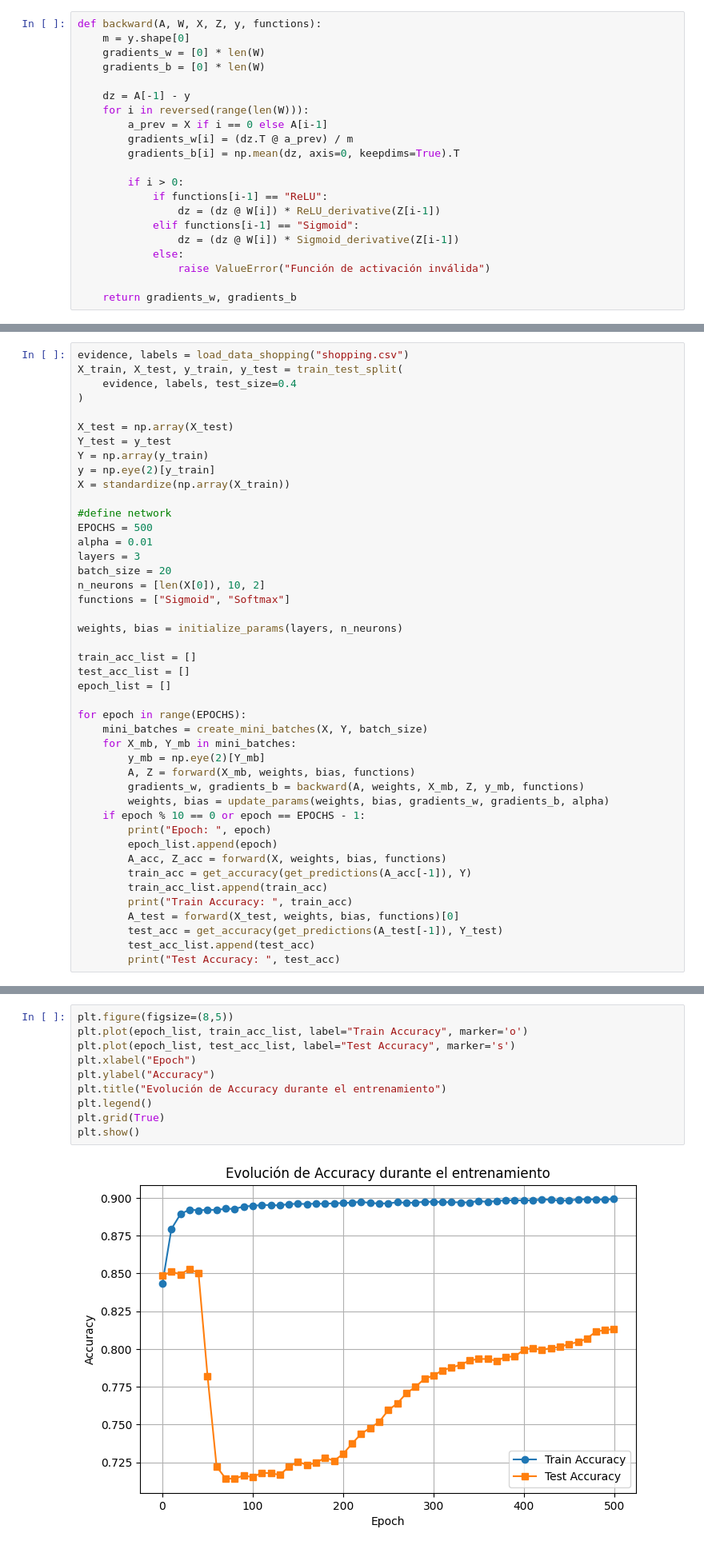
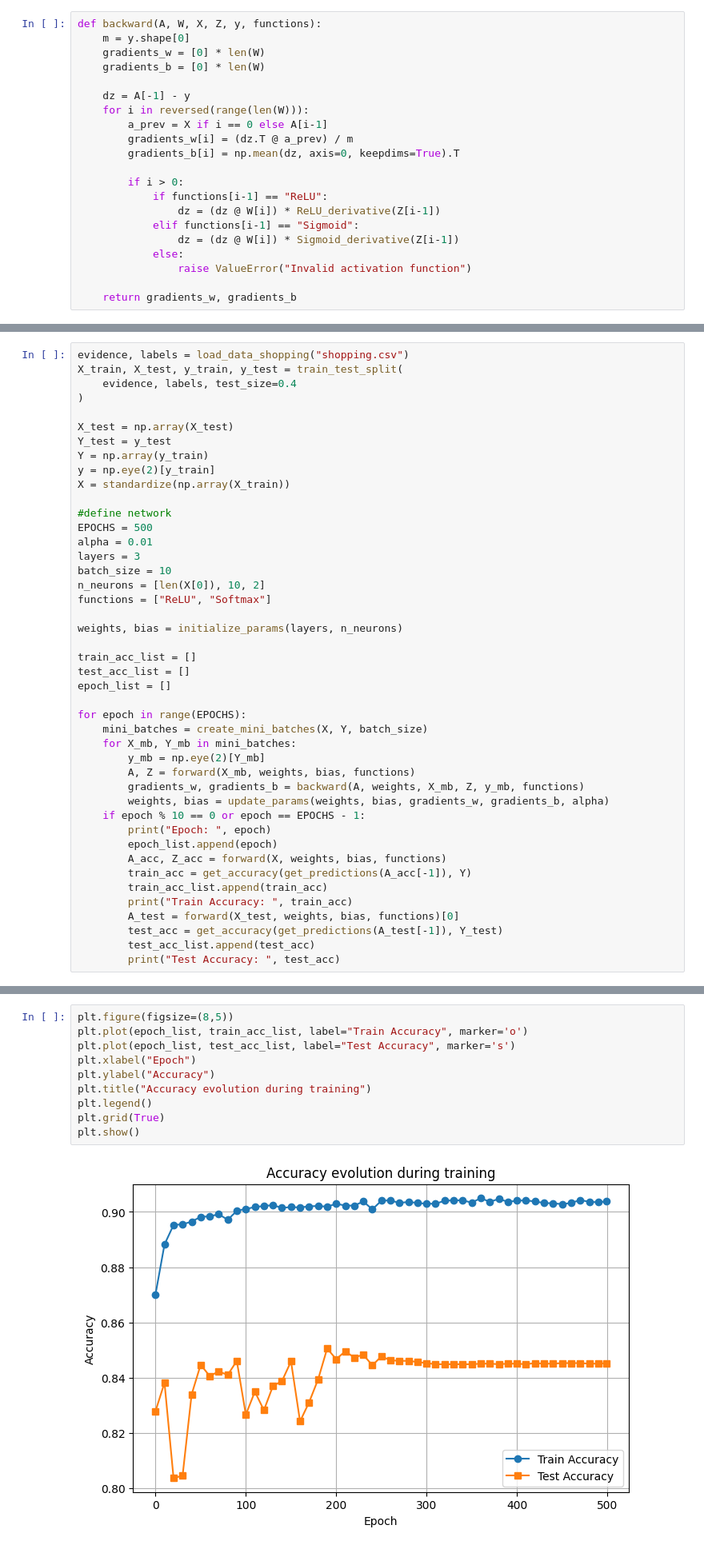
Before and after one commit to Plolw/neural_netwok_from_scratch, a Jupyter notebook: nn_cross_entropy.ipynb, the cells around one changed output, grey strips where cells are left out. Shown: that part at 80% size. Cells and saved outputs as stored; diff of their text form.

```diff
--- a/nn_cross_entropy.ipynb
+++ b/nn_cross_entropy.ipynb
@@ -215,7 +215,7 @@ def backward(A, W, X, Z, y, functions):
             elif functions[i-1] == "Sigmoid":
                 dz = (dz @ W[i]) * Sigmoid_derivative(Z[i-1])
             else:
-                raise ValueError("Función de activación inválida")
+                raise ValueError("Invalid activation function")
 
     return gradients_w, gradients_b
 # %% [markdown]
@@ -282,9 +282,9 @@ X = standardize(np.array(X_train))
 EPOCHS = 500
 alpha = 0.01
 layers = 3
-batch_size = 20
+batch_size = 10
 n_neurons = [len(X[0]), 10, 2]
-functions = ["Sigmoid", "Softmax"]
+functions = ["ReLU", "Softmax"]
 
 weights, bias = initialize_params(layers, n_neurons)
 
@@ -336,15 +333,15 @@ Code for the plot of the accuracy across the learning process.
 # %%
 plt.figure(figsize=(8,5))
 plt.plot(epoch_list, train_acc_list, label="Train Accuracy", marker='o')
 plt.plot(epoch_list, test_acc_list, label="Test Accuracy", marker='s')
 plt.xlabel("Epoch")
 plt.ylabel("Accuracy")
-plt.title("Evolución de Accuracy durante el entrenamiento")
+plt.title("Accuracy evolution during training")
 plt.legend()
 plt.grid(True)
 plt.show()
 # %% [output]
-[figure, old version]
+[figure, new version]
 # %% [markdown]
 Here the network is trained to predict the number on a 28x28 pixel grid (**MNIST** dataset). The input layer is 784 neurons to fit all the pixels of the image, and the output 10 since it is classifying 10 different categories (numbers from 0 to 9). The number of neurons on the middle layer is chosen arbitrarilly, 128 just seems to give the best accuracy across many training tests.
 # %%
```
Also changed, not shown: parts of 2 cells of this notebook.
